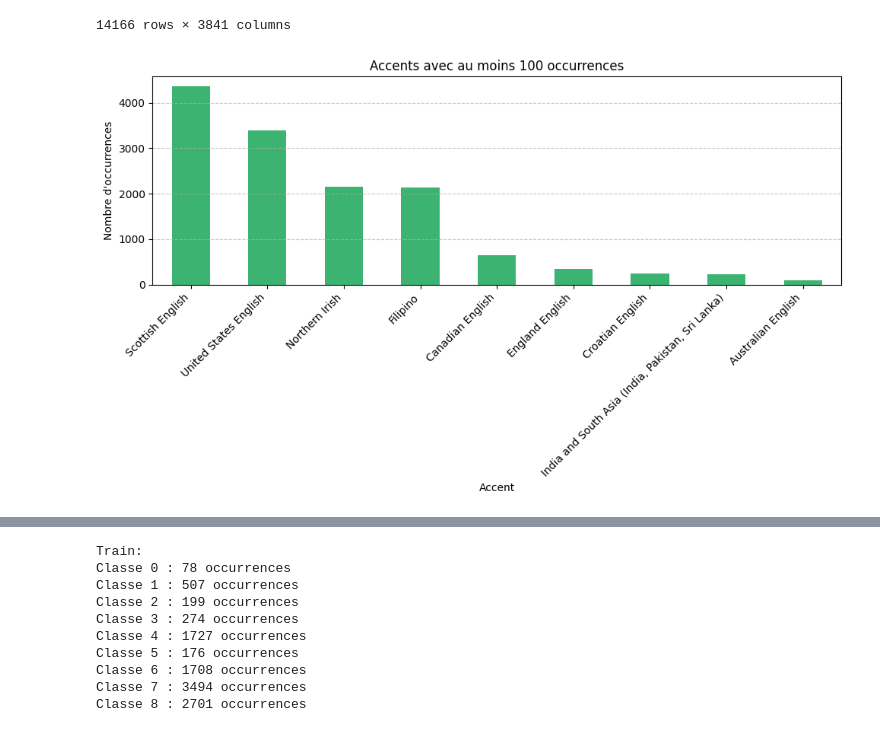
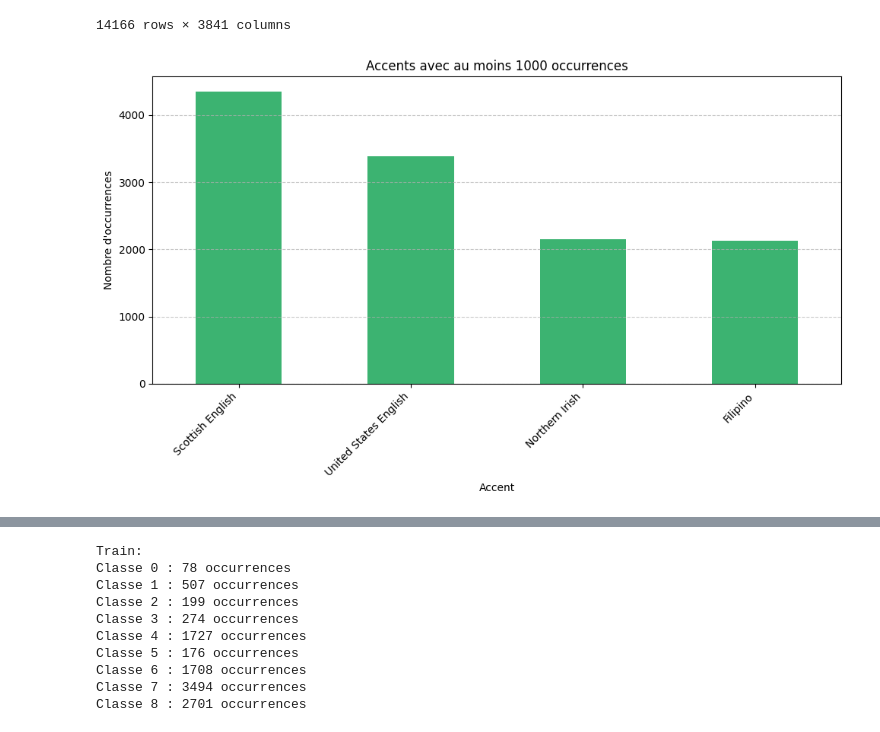
Before and after one commit to MohammedLbkl/Transcription_Accent_Model_Comparer, a Jupyter notebook: notebooks/Whisper/Model.ipynb, the cells around one changed output, grey strips where cells are left out. Drawn from its saved outputs; the diff is of its cells as text; code cells hidden in the pictures.

```diff
--- a/notebooks/Whisper/Model.ipynb
+++ b/notebooks/Whisper/Model.ipynb
@@ -24,20 +31,9 @@ df
 | 14165 | Scottish English | -0.529480 | -0.470168 | -0.276207 | -0.422213 | -0.415804 | -0.632181 | -0.644705 | -0.655018 | -0.655018 | ... | ... |
 14166 rows × 3841 columns
 # %%
-accent_counts = df['accents'].value_counts()
-filtered_counts = accent_counts[accent_counts >= 100]
-
-plt.figure(figsize=(10, 6))
-filtered_counts.plot(kind='bar', color='mediumseagreen')
-plt.title('Accents avec au moins 100 occurrences')
-plt.xlabel('Accent')
-plt.ylabel('Nombre d\'occurrences')
-plt.xticks(rotation=45, ha='right')
-plt.tight_layout()
-plt.grid(axis='y', linestyle='--', alpha=0.7)
-plt.show()
+histograme_occurence(nbr_occurences = 1000)
 # %% [output]
-[figure, old version]
+[figure, new version]
 # %%
 valeurs_a_conserver = [
     "Scottish English",
```
Also changed, not shown: parts of 3 cells of this notebook, 10 other files.
